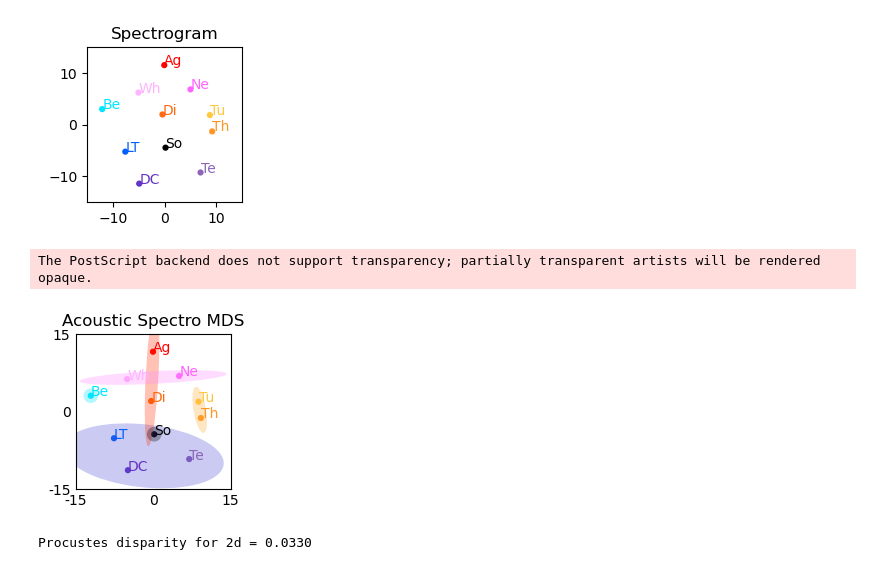
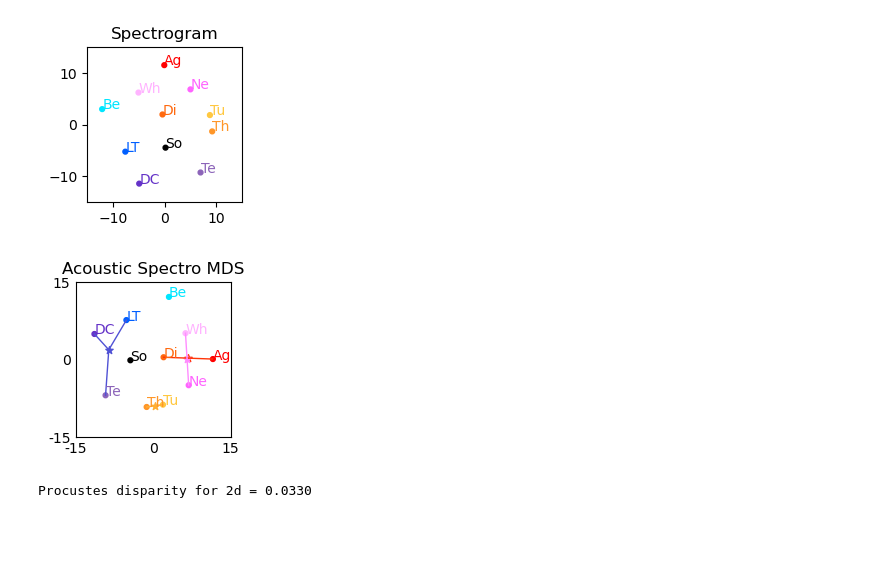
Before and after one commit to theunissenlab/zebra-finch-semantic-category, a Jupyter notebook: pythonNotebooks/BEHAV-Figure 4.ipynb, the cells around one changed output. Cells and saved outputs as stored; diff of their text form; code cells hidden in the pictures; blank space fills up the shorter version.

Commit message:
Code was modified to make figure with centroids and fix random seed.

```diff
--- a/pythonNotebooks/BEHAV-Figure 4.ipynb
+++ b/pythonNotebooks/BEHAV-Figure 4.ipynb
@@ -1033,7 +1017,7 @@ plt.savefig( figDir + f'AcousticSpectroMDS{mdsDim}.eps')
 [figure]
 [figure]
 # %%
-# Repeat MDS plot with ellipses
+# Repeat MDS plot with ellipses (v1) or lines to centroids (v2)
 # Find the centroids and variances of semantic clusters. This code only works for 2d.
 semCluster = {'Contact': ['LT', 'DC', 'Te'],
               'Alarm': ['Tu', 'Th'],
@@ -1086,39 +1070,49 @@ for isem, sem in enumerate(semCluster.keys()):
 
 plt.figure(figsize= (2,2.5), dpi=100)
 ax = plt.gca()
-ax.scatter(-acMDS[:,0], acMDS[:,1], s =12, c=[callColor[c] for c in name_grp] )
+ax.scatter(acMDS[:,1], acMDS[:,0], s =12, c=[callColor[c] for c in name_grp] )
 for i, txt in enumerate(name_grp):
-    ax.annotate(txt, (-acMDS[i,0], acMDS[i,1]), color = callColor[txt])
+    ax.annotate(txt, (acMDS[i,1], acMDS[i,0]), color = callColor[txt])
 
-if 1:
+# Code for previous version of figures with ellipses
+if 0:
     for isem, sem in enumerate(semCluster.keys()):
         ell_radius_x = np.sqrt(1 + ClusterAcStd[isem,2])
         ell_radius_y = np.sqrt(1 - ClusterAcStd[isem,2])
         ellipse = Ellipse((0, 0), width=ell_radius_x * 2, height=ell_radius_y * 2,
                       facecolor=ClusterColor[sem], alpha = 0.3)
 
         transf = transforms.Affine2D() \
             .rotate_deg(45) \
             .scale(ClusterAcStd[isem,0]*2, ClusterAcStd[isem,1]*2) \
             .translate(-ClusterAcCentroids[isem,0], ClusterAcCentroids[isem,1])
 
         ellipse.set_transform(transf + ax.transData)
         ax.add_patch(ellipse)
 
 
+if 1:
+    for isem, sem in enumerate(semCluster.keys()):
+        if (len(semCluster[sem]) > 1):
+            ax.scatter(ClusterAcCentroids[isem,1], ClusterAcCentroids[isem,0], s =30, c=ClusterColor[sem], marker='*' )
+            for call in semCluster[sem]:
+                icall = name_grp.index(call)
+                ax.plot([acMDS[icall,1], ClusterAcCentroids[isem,1]], [acMDS[icall,0], ClusterAcCentroids[isem,0]], linewidth=1, c= ClusterColor[sem])
+
+
 ax.axis('square')
 ax.set_xlim(-15,15)
 ax.set_ylim(-15,15)
 ax.set_xticks([-15,0,15], labels=['-15','0','15'], color='k')
 ax.set_yticks([-15,0,15], labels=['-15','0','15'], color='k')
 ax.tick_params(direction='out', width=1, colors='k', length=0.2)
 plt.title(f'Acoustic Spectro MDS')
 
 
-plt.savefig(figDir + f'AcousticSpectroMDS{mdsDim}SemOvals.eps')
+# plt.savefig(figDir + f'AcousticSpectroMDS{mdsDim}SemOvals.eps')
+plt.savefig(figDir + f'AcousticSpectroMDS{mdsDim}wCentroids.eps')
 # %% [output]
-The PostScript backend does not support transparency; partially transparent artists will be rendered opaque.
-[figure, old version]
+[figure, new version]
 # %%
 # Perform the procrustes rotation to line up the two spaces
 
```
Also changed, not shown: parts of 10 cells of this notebook.
